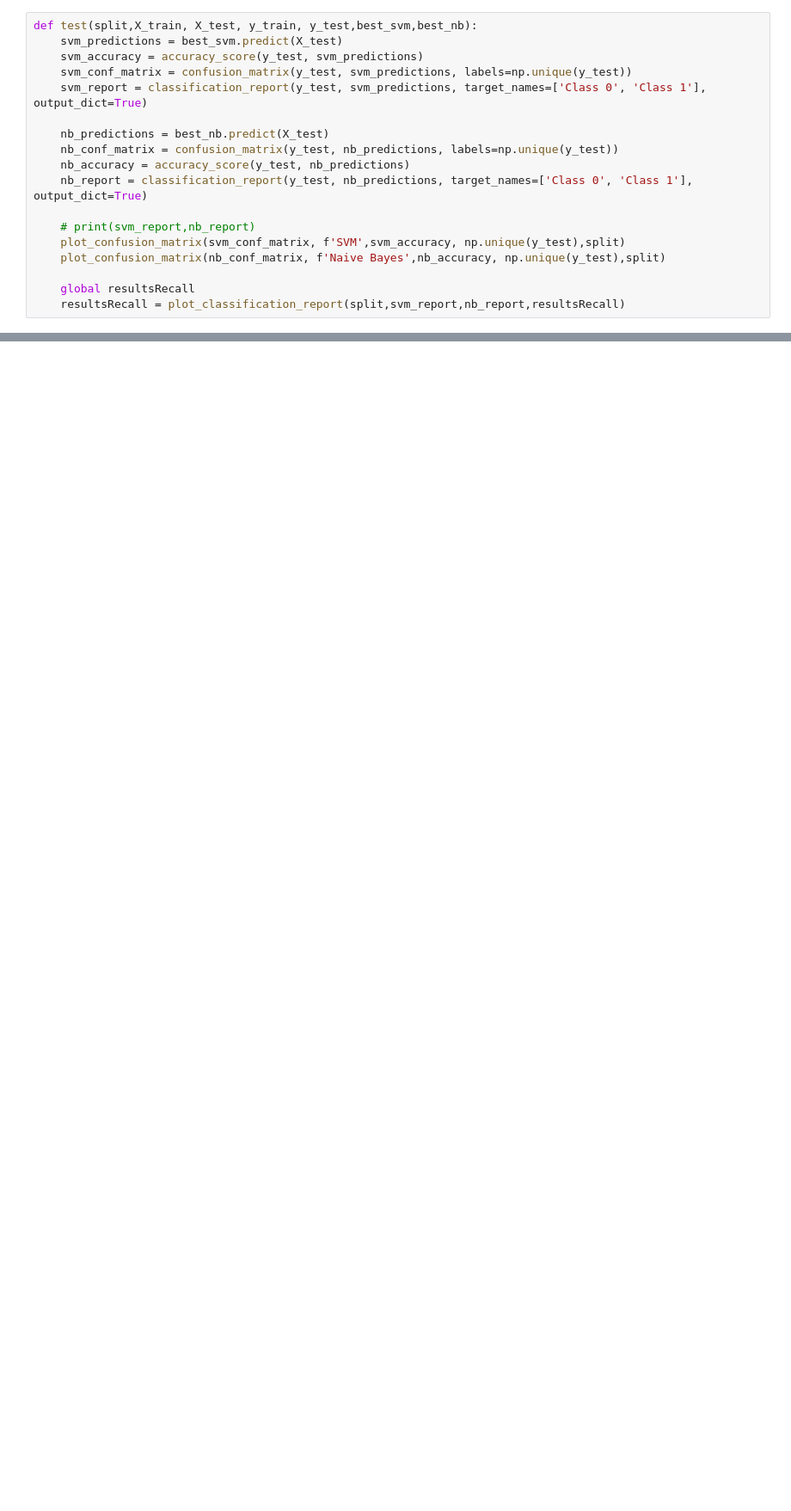
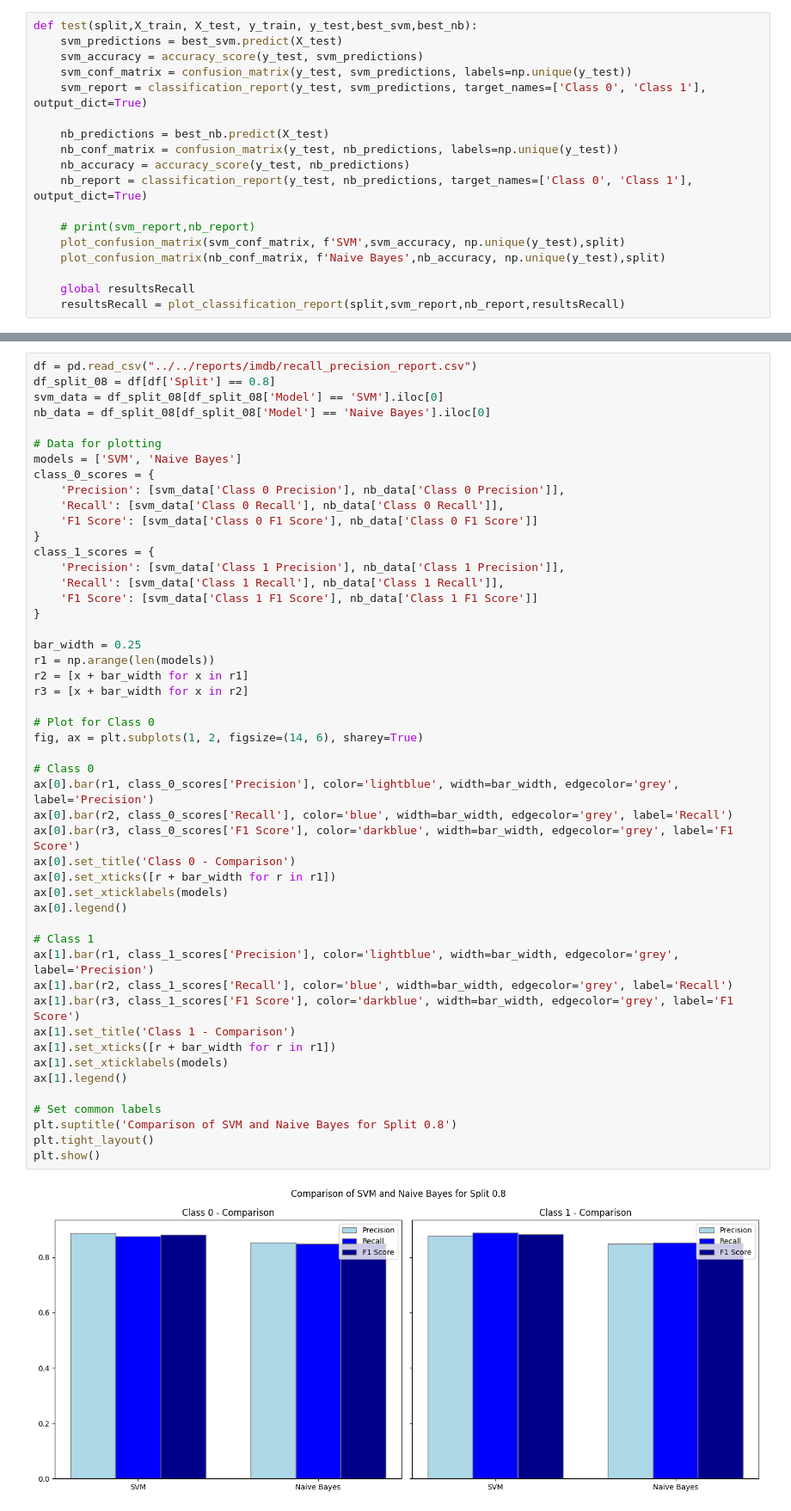
Before and after one commit to dsubedi164/sentiment_analysis, a Jupyter notebook: notebooks/imdb/traintest.ipynb, the cells around one changed output, grey strips where cells are left out. Shown at 86% size. Saved outputs shown, nothing was run; the diff lists cells and outputs as text; blank space fills up the shorter version.

```diff
--- a/notebooks/imdb/traintest.ipynb
+++ b/notebooks/imdb/traintest.ipynb
@@ -236,0 +298,51 @@ resultsRecall.to_csv('../../reports/imdb/recall_precision_report.csv', index=Fal
+# %%
+df = pd.read_csv("../../reports/imdb/recall_precision_report.csv")
+df_split_08 = df[df['Split'] == 0.8]
+svm_data = df_split_08[df_split_08['Model'] == 'SVM'].iloc[0]
+nb_data = df_split_08[df_split_08['Model'] == 'Naive Bayes'].iloc[0]
+
+# Data for plotting
+models = ['SVM', 'Naive Bayes']
+class_0_scores = {
+    'Precision': [svm_data['Class 0 Precision'], nb_data['Class 0 Precision']],
+    'Recall': [svm_data['Class 0 Recall'], nb_data['Class 0 Recall']],
+    'F1 Score': [svm_data['Class 0 F1 Score'], nb_data['Class 0 F1 Score']]
+}
+class_1_scores = {
+    'Precision': [svm_data['Class 1 Precision'], nb_data['Class 1 Precision']],
+    'Recall': [svm_data['Class 1 Recall'], nb_data['Class 1 Recall']],
+    'F1 Score': [svm_data['Class 1 F1 Score'], nb_data['Class 1 F1 Score']]
+}
+
+bar_width = 0.25
+r1 = np.arange(len(models))
+r2 = [x + bar_width for x in r1]
+r3 = [x + bar_width for x in r2]
+
+# Plot for Class 0
+fig, ax = plt.subplots(1, 2, figsize=(14, 6), sharey=True)
+
+# Class 0
+ax[0].bar(r1, class_0_scores['Precision'], color='lightblue', width=bar_width, edgecolor='grey', label='Precision')
+ax[0].bar(r2, class_0_scores['Recall'], color='blue', width=bar_width, edgecolor='grey', label='Recall')
+ax[0].bar(r3, class_0_scores['F1 Score'], color='darkblue', width=bar_width, edgecolor='grey', label='F1 Score')
+ax[0].set_title('Class 0 - Comparison')
+ax[0].set_xticks([r + bar_width for r in r1])
+ax[0].set_xticklabels(models)
+ax[0].legend()
+
+# Class 1
+ax[1].bar(r1, class_1_scores['Precision'], color='lightblue', width=bar_width, edgecolor='grey', label='Precision')
+ax[1].bar(r2, class_1_scores['Recall'], color='blue', width=bar_width, edgecolor='grey', label='Recall')
+ax[1].bar(r3, class_1_scores['F1 Score'], color='darkblue', width=bar_width, edgecolor='grey', label='F1 Score')
+ax[1].set_title('Class 1 - Comparison')
+ax[1].set_xticks([r + bar_width for r in r1])
+ax[1].set_xticklabels(models)
+ax[1].legend()
+
+# Set common labels
+plt.suptitle('Comparison of SVM and Naive Bayes for Split 0.8')
+plt.tight_layout()
+plt.show()
+# %% [output]
+[figure, added]
```
Also changed, not shown: parts of 4 cells of this notebook, 2 other files.
